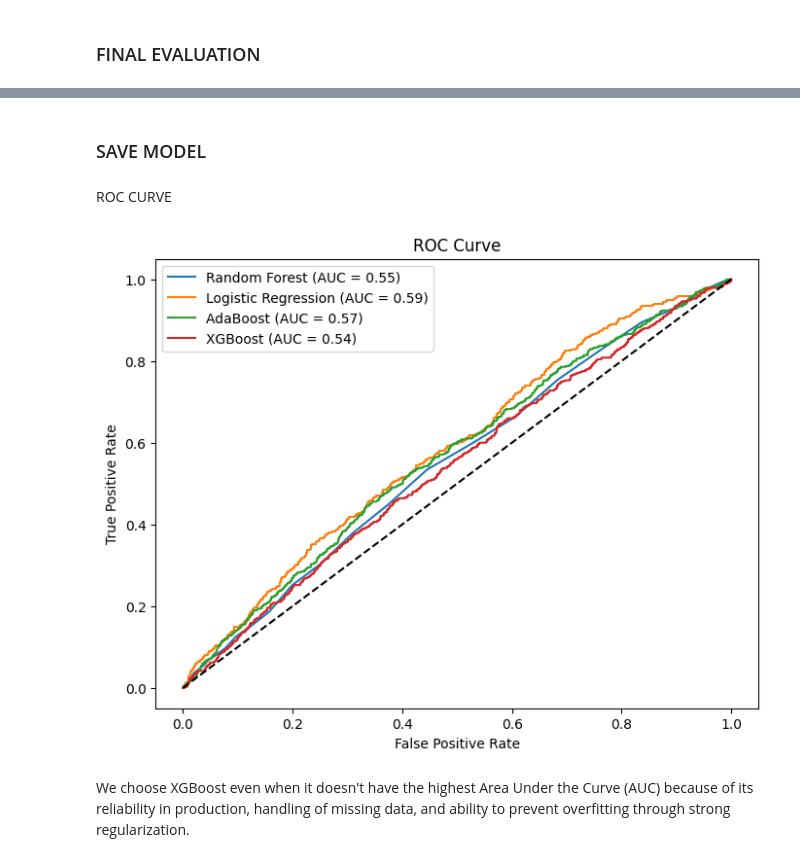
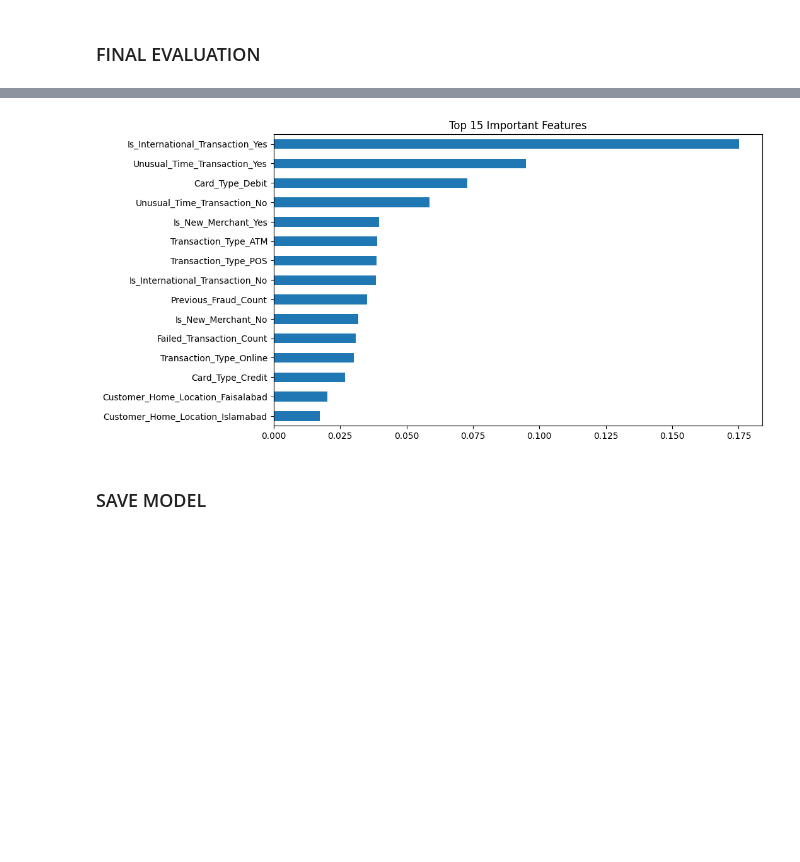
Before and after one commit to MercyMburu/Capstone_Project_ML1, a Jupyter notebook: fraud_detection.ipynb, the cells around one changed output, grey strips where cells are left out. Drawn from its saved outputs; the diff is of its cells as text; code cells hidden in the pictures; blank space fills up the shorter version.

```diff
--- a/fraud_detection.ipynb
+++ b/fraud_detection.ipynb
@@ -495,4 +496,6 @@ Passing `palette` without assigning `hue` is deprecated and will be removed in v
 from imblearn.over_sampling import SMOTE
 
 smote = SMOTE(random_state=42)
-X_res, y_res = smote.fit_resample(X_train_scaled, y_train)
+
+# Apply SMOTE BEFORE scaling
+X_res, y_res = smote.fit_resample(X_train, y_train)
@@ -792,3 +851,19 @@ AUC: 0.5436371220698734
+# %%
+importances = xgb.feature_importances_
+
+feature_names = X_train.columns
+
+feat_imp = pd.Series(importances, index=feature_names)
+feat_imp = feat_imp.sort_values(ascending=False)
+
+# Plot top 15
+plt.figure(figsize=(10,6))
+feat_imp.head(15).plot(kind='barh')
+plt.title("Top 15 Important Features")
+plt.gca().invert_yaxis()
+plt.show()
+# %% [output]
+[figure, added]
 # %% [markdown]
 ### SAVE MODEL
 # %%
@@ -796,27 +871,3 @@ import pickle
 
 with open('fraud_model.pkl', 'wb') as f:
     pickle.dump(best_model, f)
-# %% [markdown]
-ROC CURVE
-# %%
-from sklearn.metrics import roc_curve, roc_auc_score
-
-plt.figure(figsize=(8,6))
-
-for name, model in models.items():
-    y_prob = model.predict_proba(X_test_scaled)[:,1]
-    fpr, tpr, _ = roc_curve(y_test, y_prob)
-    auc = roc_auc_score(y_test, y_prob)
-
-    plt.plot(fpr, tpr, label=f"{name} (AUC = {auc:.2f})")
-
-plt.plot([0,1],[0,1],'k--')
-plt.xlabel("False Positive Rate")
-plt.ylabel("True Positive Rate")
-plt.title("ROC Curve")
-plt.legend()
-plt.show()
-# %% [output]
-[figure, removed]
-# %% [markdown]
-We choose XGBoost even when it doesn't have the highest Area Under the Curve (AUC) because of its reliability in production, handling of missing data, and ability to prevent overfitting through strong regularization.
```
Also changed, not shown: parts of 37 cells of this notebook.
